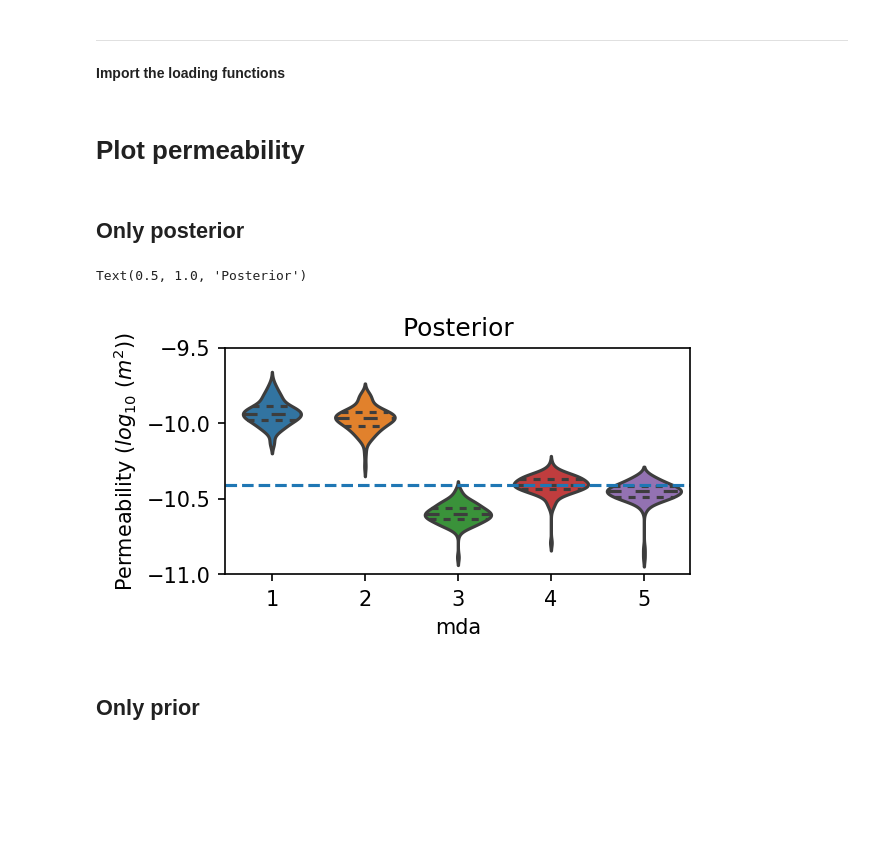
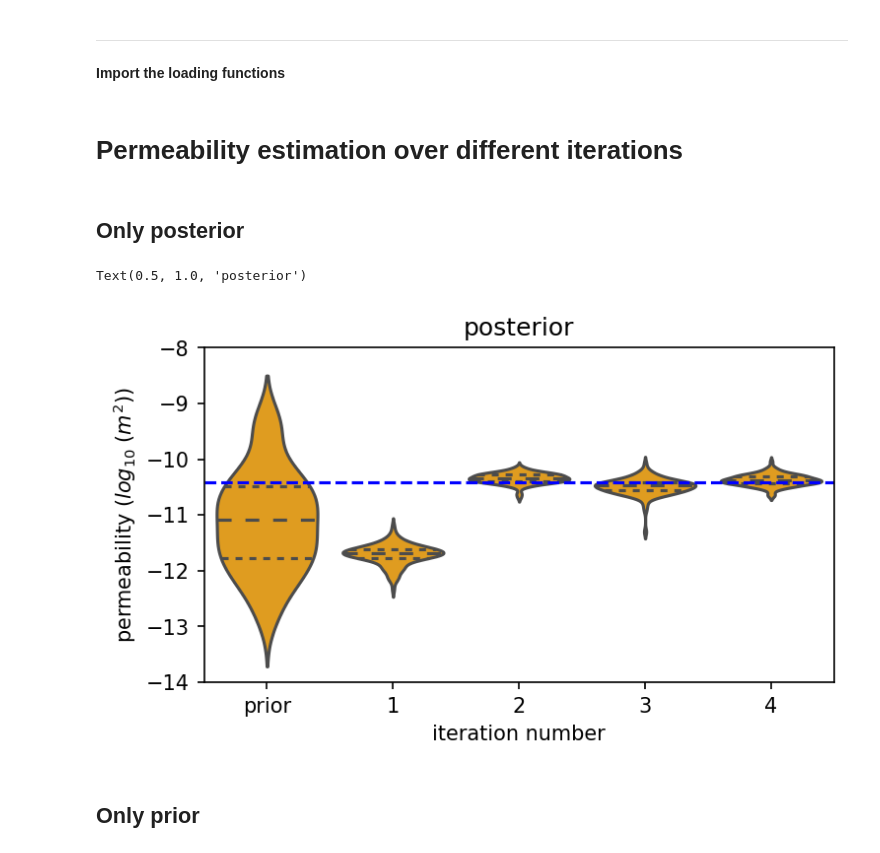
Before and after one commit to PeishiJiang/DART-PFLOTRAN, a Jupyter notebook: applications/workflow_ipynb/Visualize_DA_Results_1dthermal_perm.ipynb, the cells around one changed output. Drawn from its saved outputs; the diff is of its cells as text; code cells hidden in the pictures; blank space fills up the shorter version.

Commit message:
- Fixed a bug in ES-MDA so that the prior of each iteration takes the posterior of the previous iteration - Enriched the notebook for visualizing the results

```diff
--- a/applications/workflow_ipynb/Visualize_DA_Results_1dthermal_perm.ipynb
+++ b/applications/workflow_ipynb/Visualize_DA_Results_1dthermal_perm.ipynb
@@ -47,3 +73,10 @@ config_file_list  = [os.path.join(app_dir, "work/config.nml")
+# %%
+app_dir_list = [os.path.join(app_par_dir, app_dir_name) for app_dir_name in app_dir_name_list]          # The application folder name
+app_dir_list_sort = [os.path.join(app_par_dir, app_dir_name) for app_dir_name in app_dir_name_list_sort]          # The application folder name
+
+# Get the configuration file
+config_file_list  = [os.path.join(app_dir, "work/config.nml") for app_dir in app_dir_list]
+config_file_list_sort  = [os.path.join(app_dir, "work/config.nml") for app_dir in app_dir_list_sort]
 # %% [markdown]
 ****************
 **Change the locations of the all the files saved in the original config_file according to the new defined locations if necessary (this is used for the case that the application folder is moved/copied from another location)**
@@ -53,6 +86,10 @@ for i in range(len(app_dir_list)):
     app_dir, config_file = app_dir_list[i], config_file_list[i]
     subprocess.run("python {} {} {} {}".format(change_path_name_files, config_file, dart_pf_dir, app_dir),
                    shell=True, check=True)
+for i in range(len(app_dir_list_sort)):
+    app_dir, config_file = app_dir_list_sort[i], config_file_list_sort[i]
+    subprocess.run("python {} {} {} {}".format(change_path_name_files, config_file, dart_pf_dir, app_dir),
+                   shell=True, check=True)
 # %% [markdown]
 ****************
 **Import the loading functions**
@@ -62,38 +99,48 @@ from utils.plot_da_result import DaResults
 dar_list = [DaResults(config_file) for config_file in config_file_list]
 for i in range(len(app_dir_list)):
     dar_list[i].setup()
+dar_list_sort = [DaResults(config_file) for config_file in config_file_list_sort]
+for i in range(len(app_dir_list_sort)):
+    dar_list_sort[i].setup()
-# %% [markdown]
-# Plot permeability
+# %% [markdown]
+# Permeability estimation over different iterations
 # %%
 # True value
 perm_true = -10.41
+timd_ind = -1
 # %% [markdown]
 ## Only posterior
 # %%
 # Assemble data
 perm_df = pd.DataFrame(columns=["value","mda"])
+perm_value_prior  = dar_list[0].prior['para'][0,0,:,timd_ind,0]
+nens = dar_list[0].nens
+perm_df_mda = pd.DataFrame(np.array([perm_value_prior,np.zeros(nens)]).T,columns=["value","mda"])
+perm_df = perm_df.append(perm_df_mda)
 for i in range(len(app_dir_list)):
-    nens = dar_list[i].nens
-    perm_value_post  = dar_list[i].posterior['para'][0,:,0,0]
+    nens = dar_list_sort[i].nens
+    perm_value_post  = dar_list[i].posterior['para'][0,-1,:,timd_ind,0]
 #     perm_value_prior  = dar_list[i].prior['para'][0,:,0,0]
-    perm_df_mda = pd.DataFrame(np.array([perm_value_post,np.ones(nens)*(i+1)]).T,
-                               columns=["value","mda"])
+    perm_df_mda = pd.DataFrame(np.array([perm_value_post,np.ones(nens)*(i+1)]).T,columns=["value","mda"])
     perm_df = perm_df.append(perm_df_mda)
 perm_df = perm_df.astype({"value":float,"mda":int})
 
 # Plot
-_, ax = plt.subplots(1, 1, figsize=(4,2), dpi=150)
-ax = sns.violinplot(x="mda",y="value",data=perm_df,inner="quartile")
-ax.axhline(y=perm_true, linestyle='--')
-ax.set_ylim([-11,-9.5])
-ax.set_ylabel('Permeability ($log_{10}$ ($m^2$))')
-ax.set_title('Posterior')
+_, ax = plt.subplots(1, 1, figsize=(5.5,3), dpi=150)
+ax = sns.violinplot(x="mda",y="value",data=perm_df,inner="quartile",
+                    scale="width", color='orange')
+ax.axhline(y=perm_true, linestyle='--', color='blue')
+ax.set_xticklabels(['prior', "1", "2", "3", "4"])
+ax.set_xlabel('iteration number')
+ax.set_ylim([-14,-8])
+ax.set_ylabel('permeability ($log_{10}$ ($m^2$))')
+ax.set_title('posterior')
 #                     palette="Set2", split=True,
 #                     scale="count", inner="stick",
 #                     scale_hue=False, bw=.2)
 # %% [output]
-Text(0.5, 1.0, 'Posterior')
+Text(0.5, 1.0, 'posterior')
-[figure, old version]
+[figure, new version]
 # %% [markdown]
 ## Only prior
 # %%
```
Also changed, not shown: parts of 17 cells of this notebook, 7 other files.
